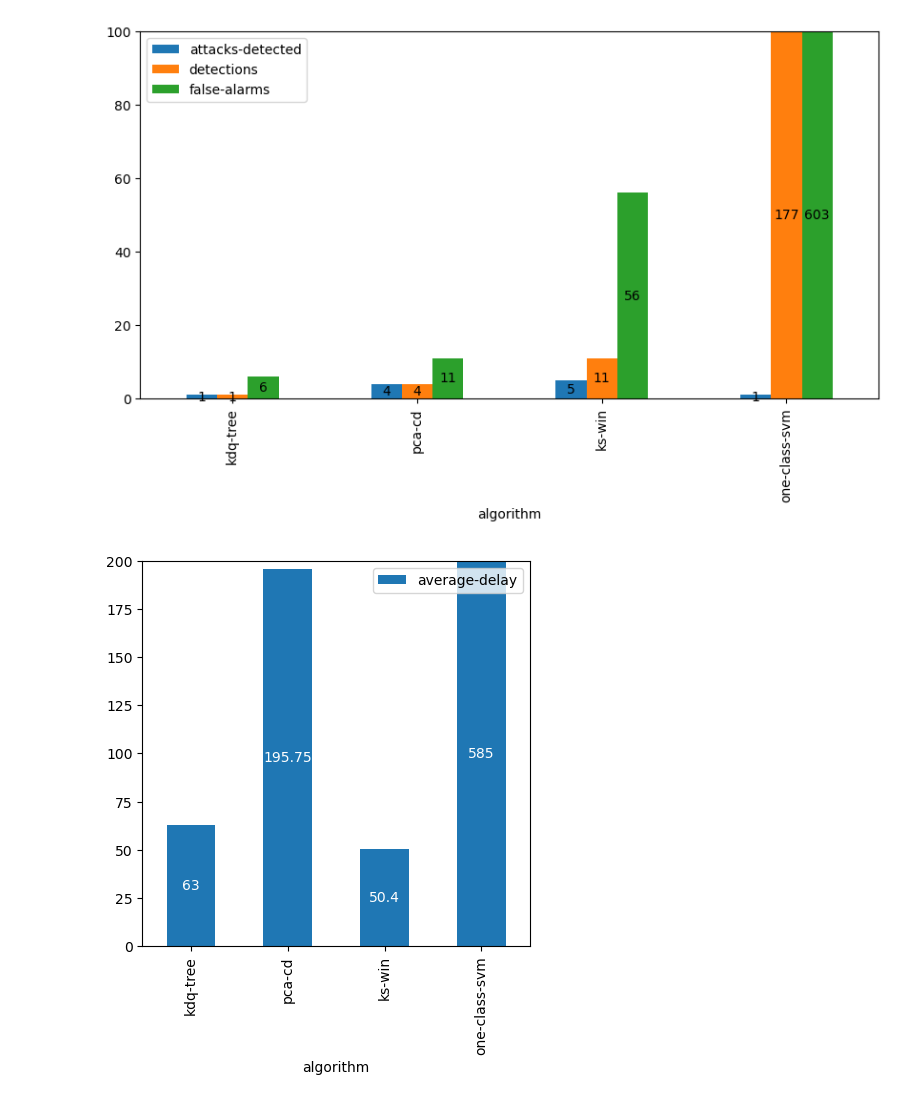
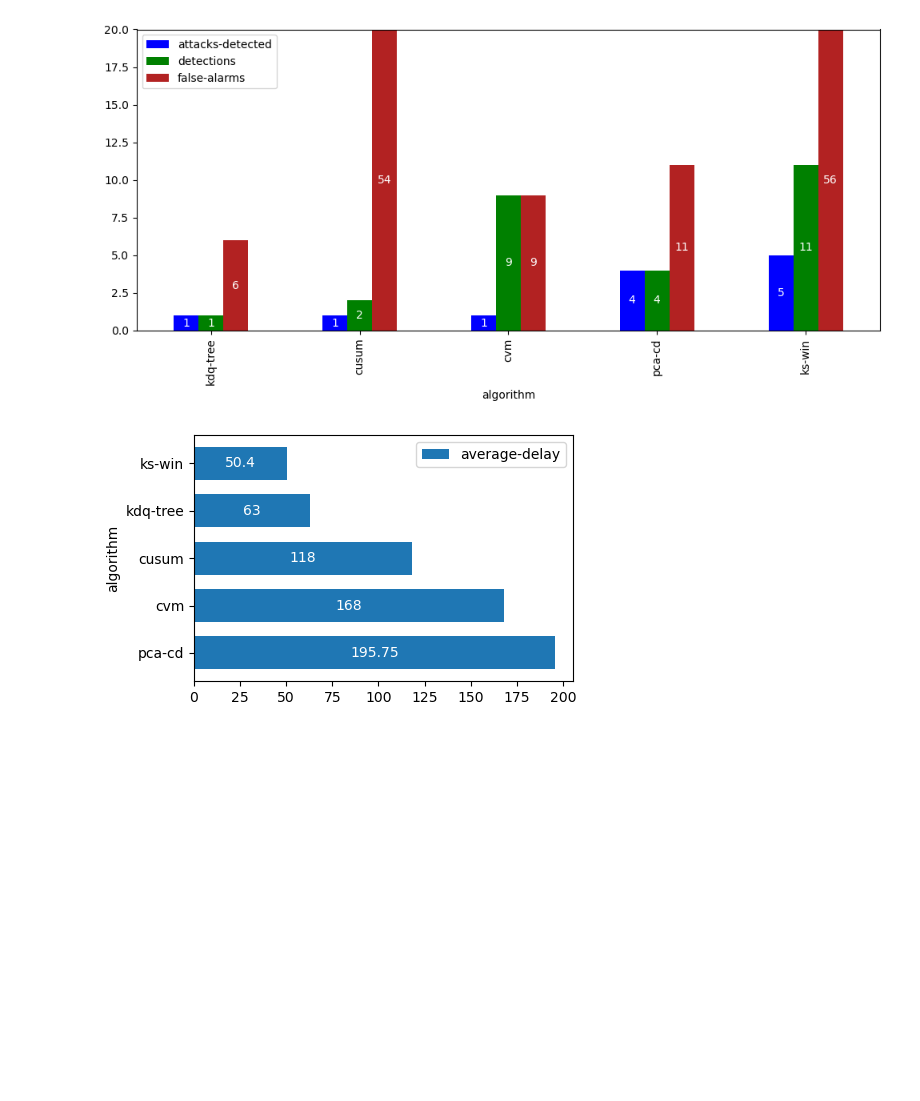
Before and after one commit to mateotis/swat-change-detection, a Jupyter notebook: visualization/graph-cd-results.ipynb, the cells around one changed output. Saved outputs shown, nothing was run; the diff lists cells and outputs as text; code cells hidden in the pictures; blank space fills up the shorter version.

Commit message:
Updated detection results graphs and readme.

```diff
--- a/visualization/graph-cd-results.ipynb
+++ b/visualization/graph-cd-results.ipynb
@@ -35,21 +39,26 @@ See the caveats in the documentation: https://pandas.pydata.org/pandas-docs/stab
+# %%
+df = df[df["algorithm"] != "one-class-svm"] # 1-class SVM is such an outlier with a massive number of false alarms that it's better to remove it from the graphs
 # %%
 #plt.subplot(1, 2, 1)
-ax = df.plot(x = "algorithm", y = ["attacks-detected", "detections", "false-alarms"], kind = "bar", ylim = (0,100), figsize=(10,5))
+ax = df.sort_values('attacks-detected', ascending=True).plot(x = "algorithm", y = ["attacks-detected", "detections", "false-alarms"], kind = "bar", ylim = (0,20), figsize=(10,5), color = ["b", "g", "firebrick"])
 for container in ax.containers:
     labels = ax.bar_label(container, label_type = "center")
-    #for l in labels:
-    #    l.set_color('black')
+    for l in labels:
+        l.set_color('white')
+plt.tight_layout()
 plt.show()
+ax.figure.savefig("Máté Hekfusz - Change detection results.png")
 
 #plt.subplot(1, 2, 2)
-ax = df.plot(x = "algorithm", y = "average-delay", kind = "bar", ylim = (0,200), figsize=(5,5))
+ax = df.sort_values('average-delay', ascending=False).plot(x = "algorithm", y = "average-delay", kind = "barh", width = 0.7, figsize=(5,3))
 for container in ax.containers:
     labels = ax.bar_label(container, label_type = "center")
     for l in labels:
         l.set_color('white')
 
-#plt.tight_layout()
+plt.tight_layout()
 plt.show()
+ax.figure.savefig("Máté Hekfusz - Change detection average delays.png")
 # %% [output]
-[figure, old version]
+[figure, new version]
-[figure, old version]
+[figure, new version]
```
Also changed, not shown: parts of 2 cells of this notebook, 5 other files.
